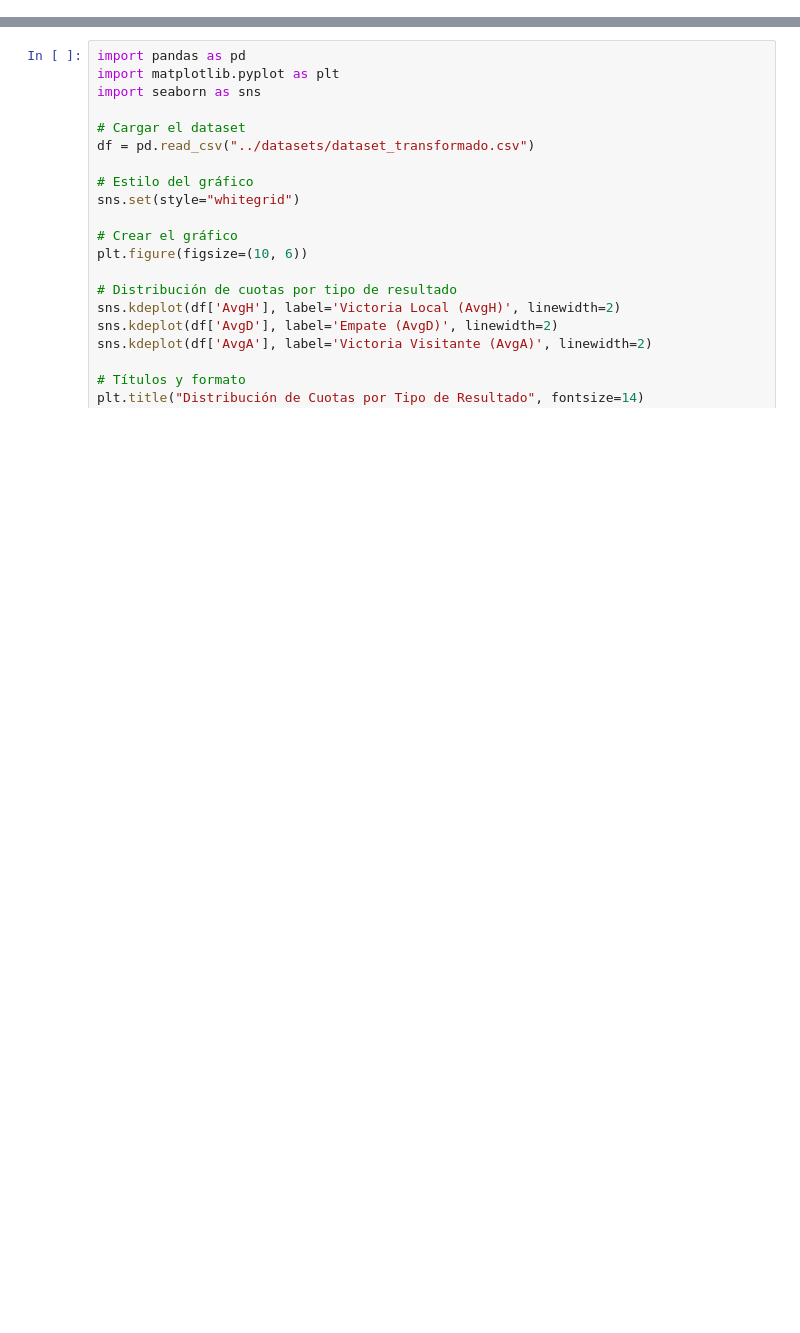
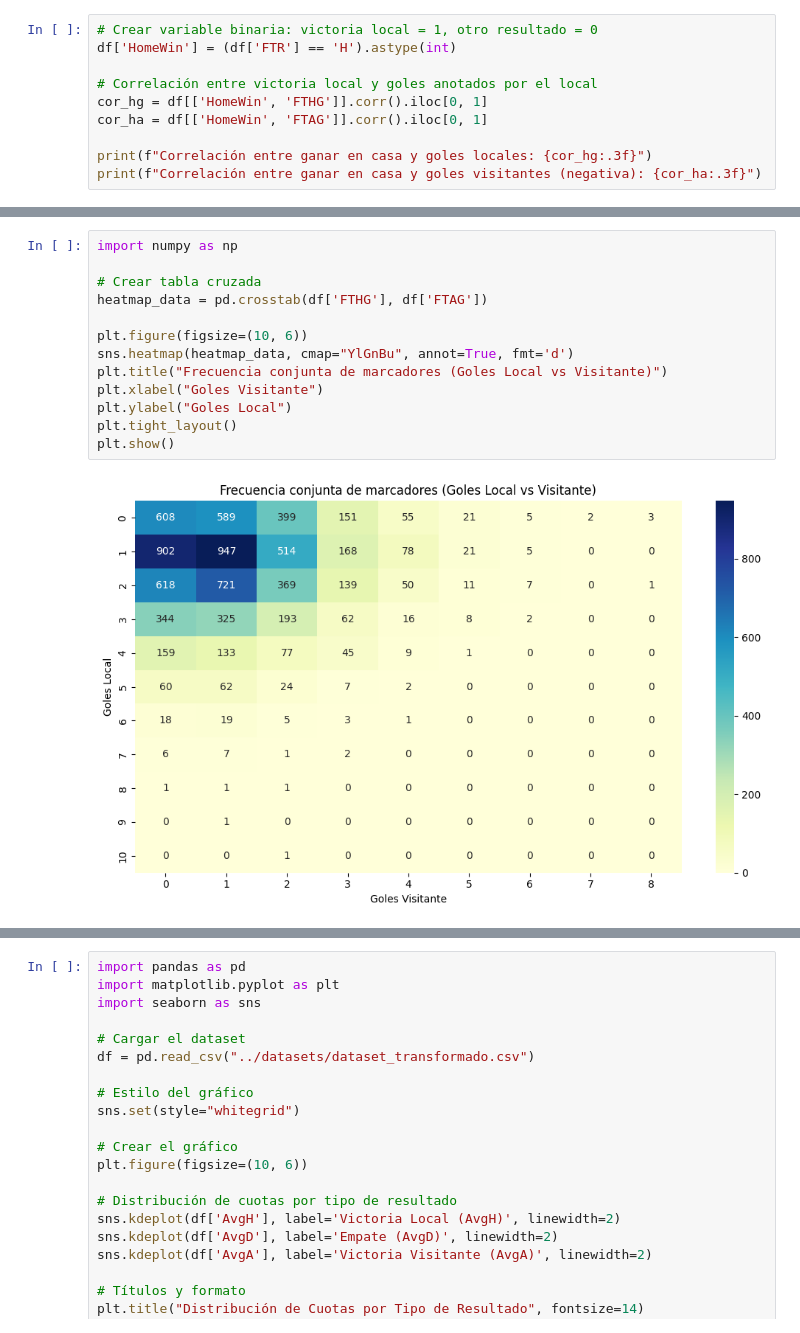
Before and after one commit to anaigs/tfg_maco_github, a Jupyter notebook: code/data_cleaning/3-analisis.ipynb, the cells around one changed output, grey strips where cells are left out. Saved outputs shown, nothing was run; the diff lists cells and outputs as text; blank space fills up the shorter version.

```diff
--- a/code/data_cleaning/3-analisis.ipynb
+++ b/code/data_cleaning/3-analisis.ipynb
@@ -0,0 +95,10 @@
+# %%
+# Crear variable binaria: victoria local = 1, otro resultado = 0
+df['HomeWin'] = (df['FTR'] == 'H').astype(int)
+
+# Correlación entre victoria local y goles anotados por el local
+cor_hg = df[['HomeWin', 'FTHG']].corr().iloc[0, 1]
+cor_ha = df[['HomeWin', 'FTAG']].corr().iloc[0, 1]
+
+print(f"Correlación entre ganar en casa y goles locales: {cor_hg:.3f}")
+print(f"Correlación entre ganar en casa y goles visitantes (negativa): {cor_ha:.3f}")
@@ -0,0 +117,15 @@
+# %%
+import numpy as np
+
+# Crear tabla cruzada
+heatmap_data = pd.crosstab(df['FTHG'], df['FTAG'])
+
+plt.figure(figsize=(10, 6))
+sns.heatmap(heatmap_data, cmap="YlGnBu", annot=True, fmt='d')
+plt.title("Frecuencia conjunta de marcadores (Goles Local vs Visitante)")
+plt.xlabel("Goles Visitante")
+plt.ylabel("Goles Local")
+plt.tight_layout()
+plt.show()
+# %% [output]
+[figure, added]
```
Also changed, not shown: parts of 18 cells of this notebook.
